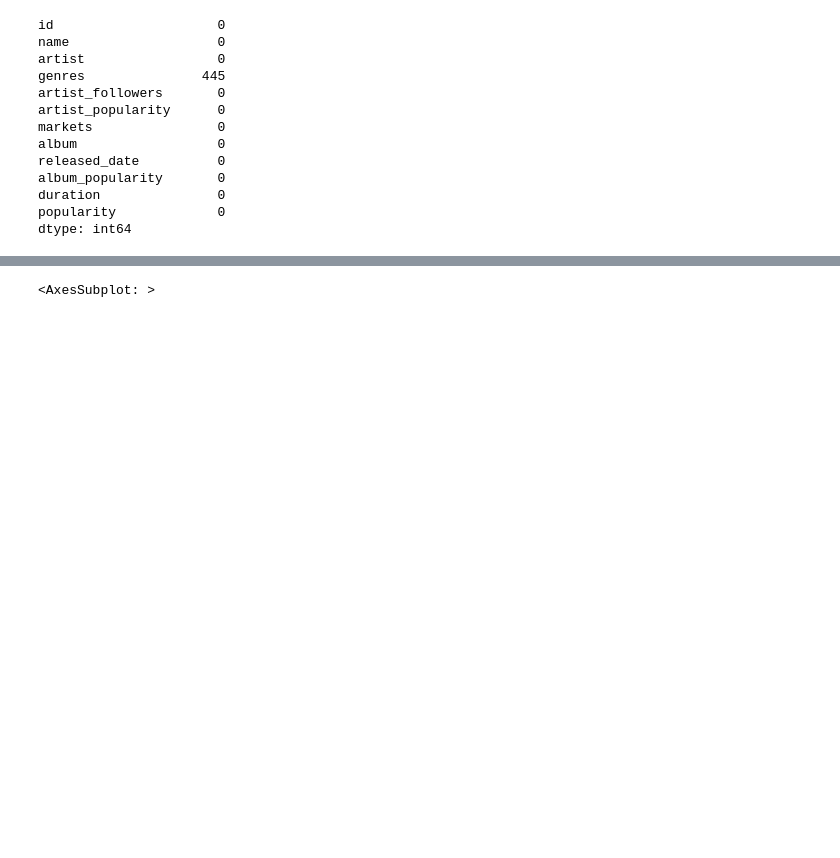
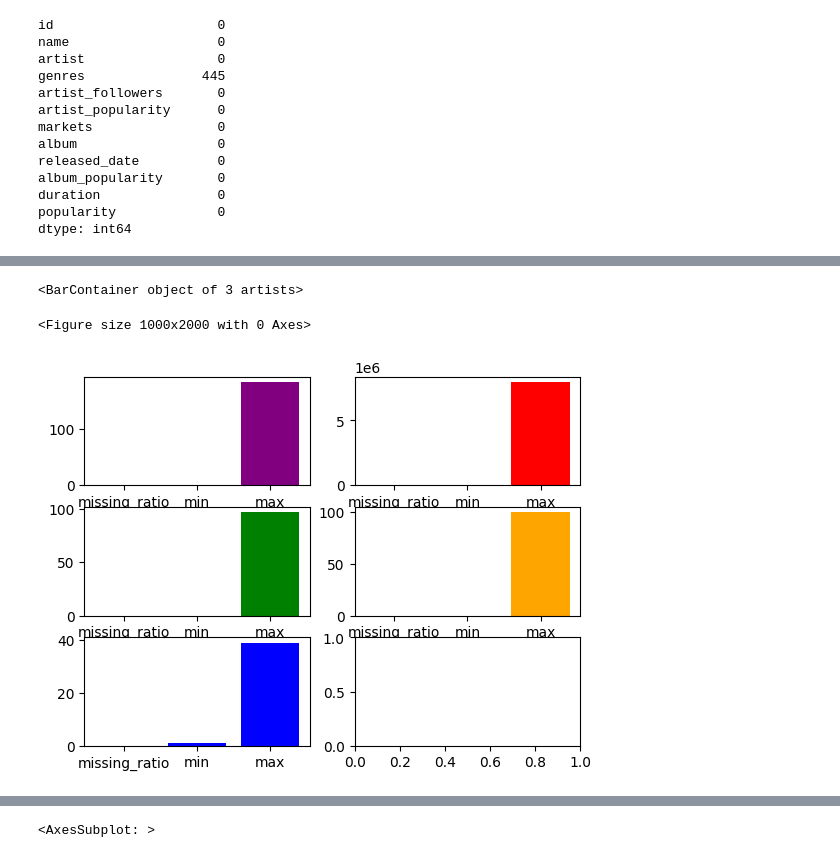
Before and after one commit to quytrungg/Final_Project_CSC14119, a Jupyter notebook: songs_data_exploration.ipynb, the cells around one changed output, grey strips where cells are left out. Drawn from its saved outputs; the diff is of its cells as text; code cells hidden in the pictures; blank space fills up the shorter version.

```diff
--- a/songs_data_exploration.ipynb
+++ b/songs_data_exploration.ipynb
@@ -232,0 +227,3 @@ num_albums
+# %%
+numeric_cols_des = songs_df[songs_df.describe().columns].agg([missing_ratio, min, max])
+numeric_cols_des
@@ -232,0 +247,12 @@ num_albums
+# %%
+plt.figure(figsize=(10, 20))
+_, ax = plt.subplots(3, 2)
+ax[0, 0].bar(numeric_cols_des.index, numeric_cols_des['markets'], color = 'purple')
+ax[0, 1].bar(numeric_cols_des.index, numeric_cols_des['duration'], color = 'r')
+ax[1, 0].bar(numeric_cols_des.index, numeric_cols_des['album_popularity'], color = 'g')
+ax[1, 1].bar(numeric_cols_des.index, numeric_cols_des['popularity'], color = 'orange')
+ax[2, 0].bar(numeric_cols_des.index, numeric_cols_des['artists_count'], color = 'b')
+# %% [output]
+<BarContainer object of 3 artists>
+<Figure size 1000x2000 with 0 Axes>
+[figure, added]
```
Also changed, not shown: parts of 90 cells of this notebook, 1 other file.
